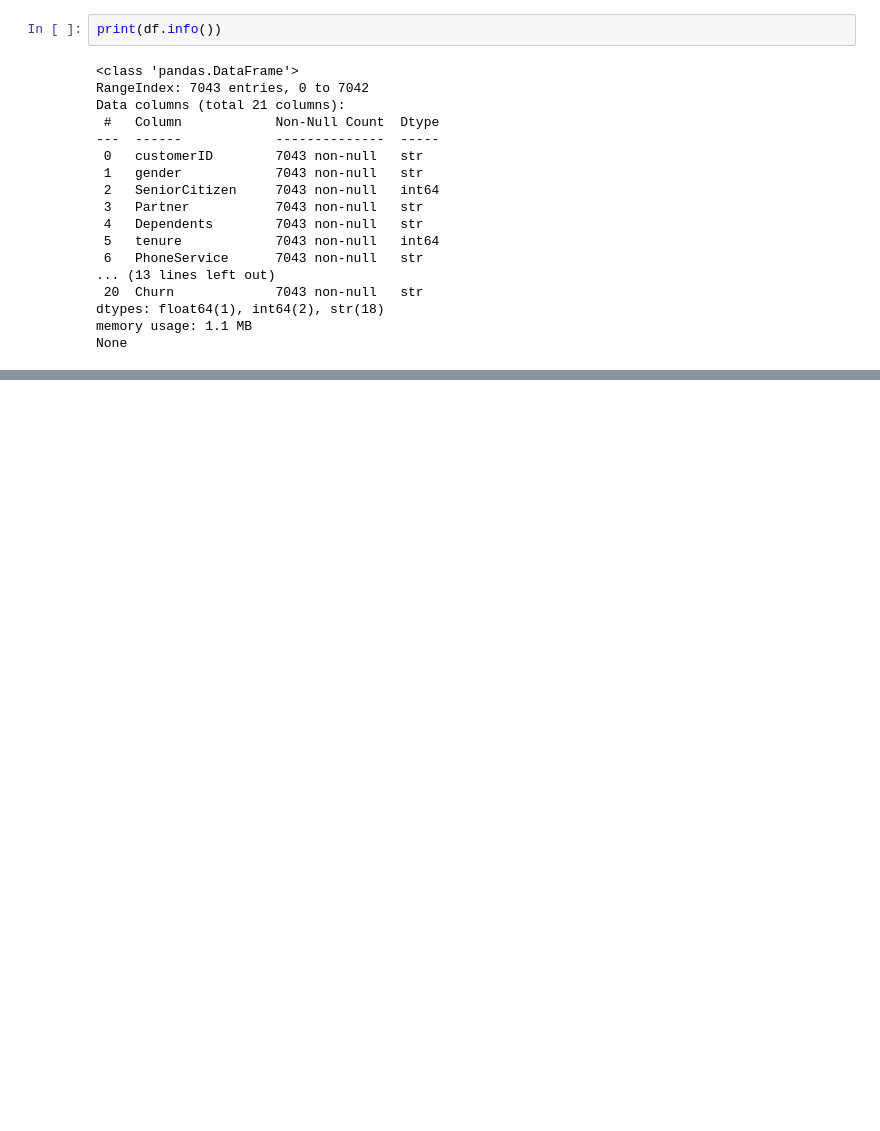
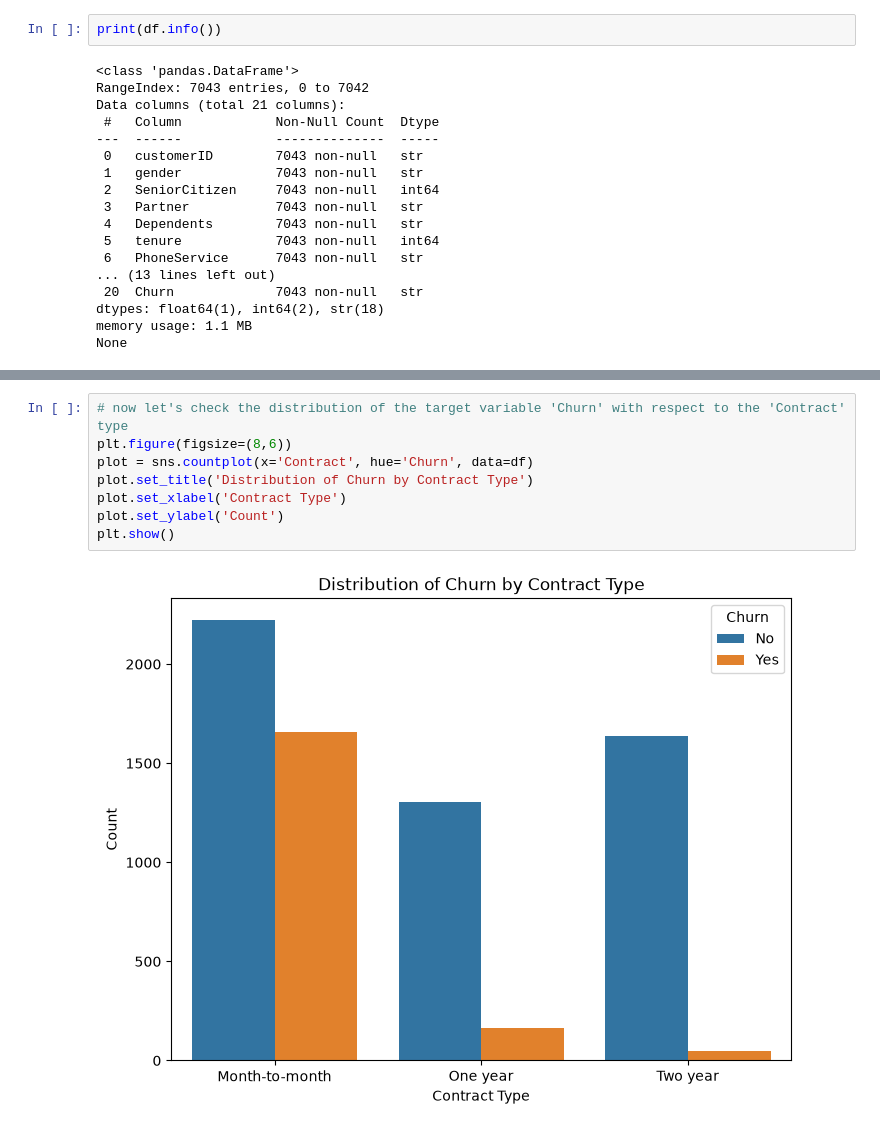
Before and after one commit to mhopejohnd/customer-churn-prediction, a Jupyter notebook: notebooks/exploratory_analysis.ipynb, the cells around one changed output, grey strips where cells are left out. Cells and saved outputs as stored; diff of their text form; blank space fills up the shorter version.

```diff
--- a/notebooks/exploratory_analysis.ipynb
+++ b/notebooks/exploratory_analysis.ipynb
@@ -74,0 +203,10 @@ Index(['customerID', 'gender', 'SeniorCitizen', 'Partner', 'Dependents',
+# %%
+# now let's check the distribution of the target variable 'Churn' with respect to the 'Contract' type
+plt.figure(figsize=(8,6))
+plot = sns.countplot(x='Contract', hue='Churn', data=df)
+plot.set_title('Distribution of Churn by Contract Type')
+plot.set_xlabel('Contract Type')
+plot.set_ylabel('Count')
+plt.show()
+# %% [output]
+[figure, added]
```
Also changed, not shown: parts of 19 cells of this notebook.
